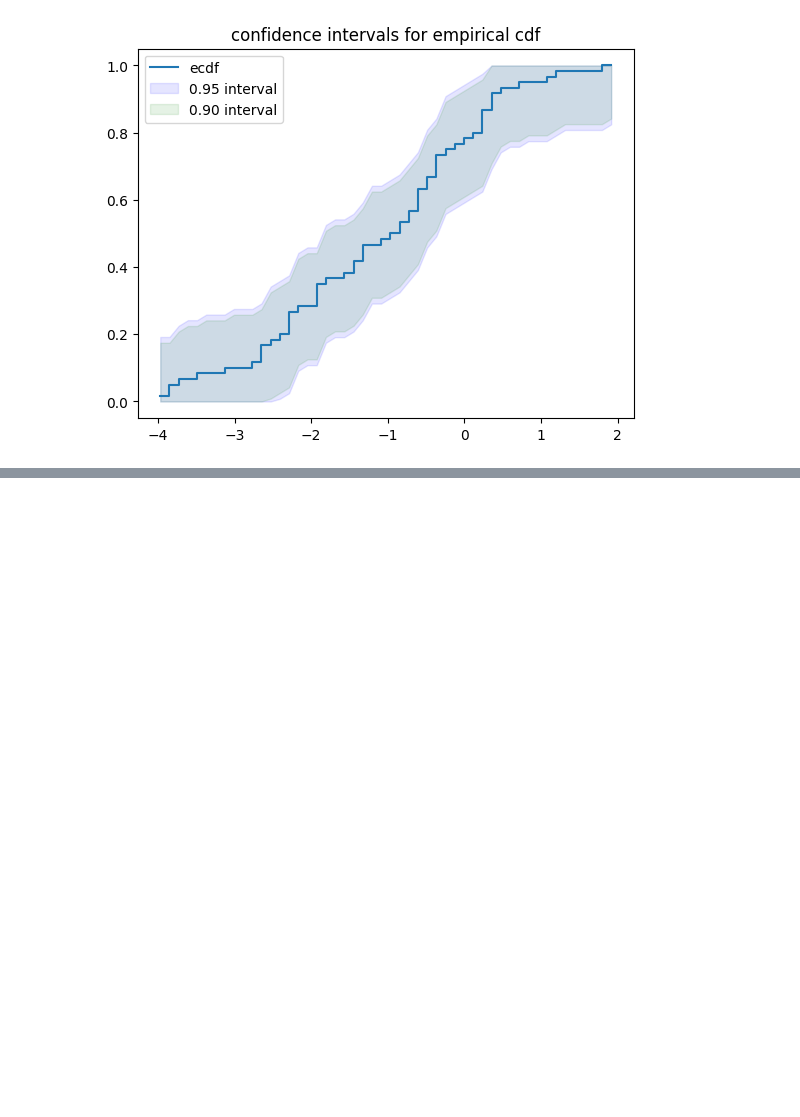
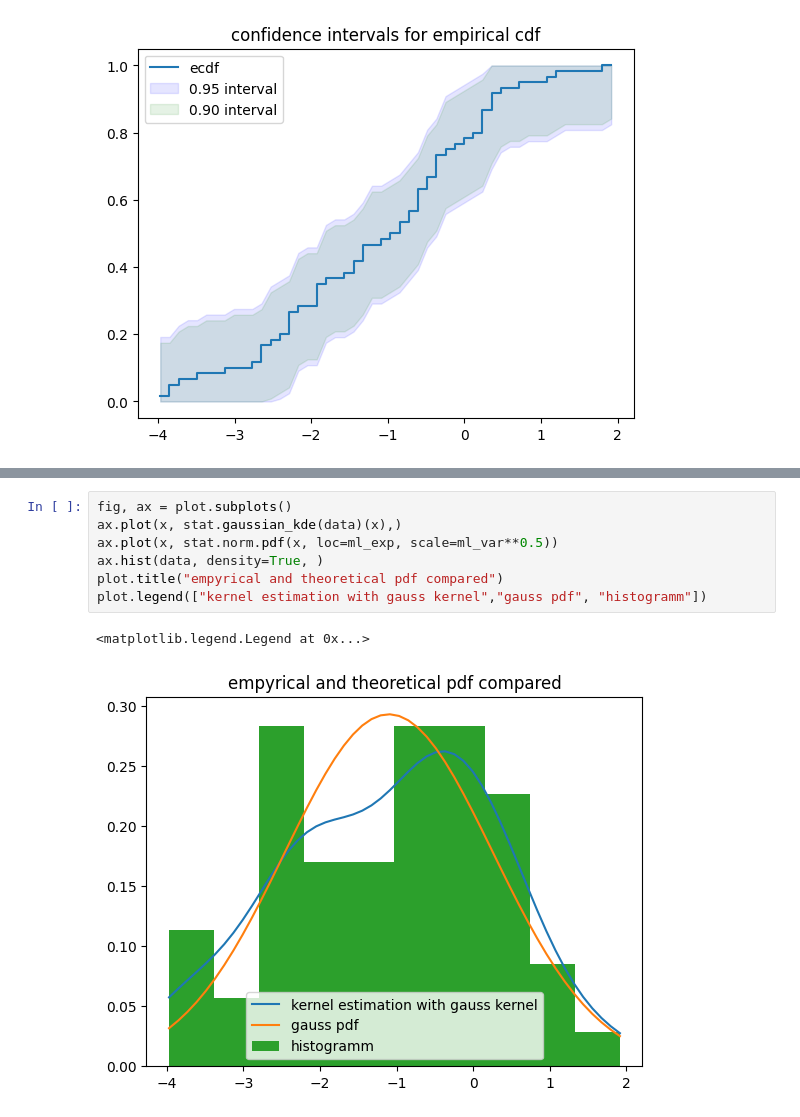
Before and after one commit to PIDAMI/multidim_stat_lab, a Jupyter notebook: lab1/lab1.ipynb, the cells around one changed output, grey strips where cells are left out. Saved outputs shown, nothing was run; the diff lists cells and outputs as text; blank space fills up the shorter version.

```diff
--- a/lab1/lab1.ipynb
+++ b/lab1/lab1.ipynb
@@ -77,0 +176,10 @@ plot.legend(["ecdf", "0.95 interval", "0.90 interval"])
+# %%
+fig, ax = plot.subplots()
+ax.plot(x, stat.gaussian_kde(data)(x),)
+ax.plot(x, stat.norm.pdf(x, loc=ml_exp, scale=ml_var**0.5))
+ax.hist(data, density=True, )
+plot.title("empyrical and theoretical pdf compared")
+plot.legend(["kernel estimation with gauss kernel","gauss pdf", "histogramm"])
+# %% [output]
+<matplotlib.legend.Legend at 0x...>
+[figure, added]
```
Also changed, not shown: parts of 10 cells of this notebook.
